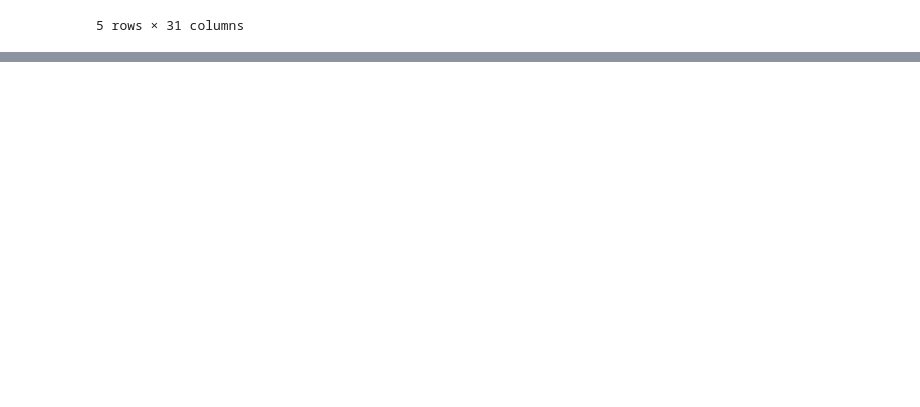
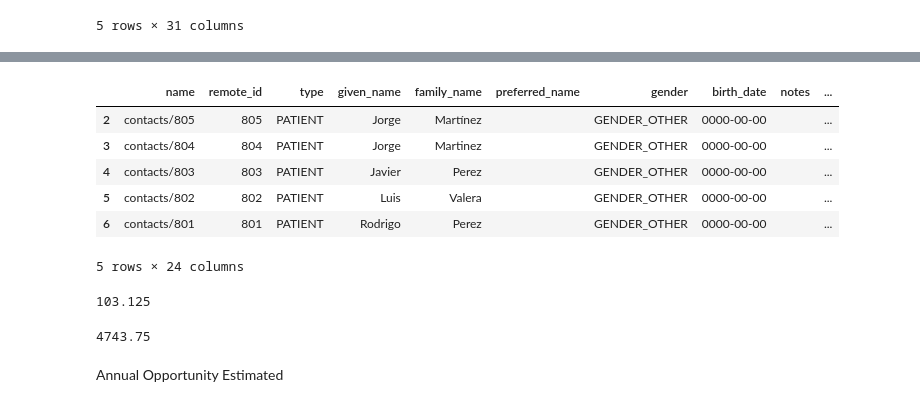
Before and after one commit to jorge210488/DentalRainMaker, a Jupyter notebook: dental_data_pipeline/data_api_connection.ipynb, the cells around one changed output, grey strips where cells are left out. Saved outputs shown, nothing was run; the diff lists cells and outputs as text; code cells hidden in the pictures; blank space fills up the shorter version.

```diff
--- a/dental_data_pipeline/data_api_connection.ipynb
+++ b/dental_data_pipeline/data_api_connection.ipynb
@@ -194,0 +347,29 @@ df_appointments.head()
+# %%
+# Filtrar pacientes no programados
+unscheduled_patients = df_contacts[~df_contacts['remote_id'].isin(df_appointments['contact.remote_id'])]
+
+# Producción promedio por visita de higiene
+average_hygiene_production = df_transactions[df_transactions['procedure_code'] == 'T6357']['amount'].mean()
+
+# Calcular Unscheduled Opportunity
+unscheduled_opportunity = len(unscheduled_patients) * average_hygiene_production
+# %%
+unscheduled_patients.head()
+# %% [output]
+|  | name | remote_id | type | given_name | family_name | preferred_name | gender | birth_date | notes | ... |
+| 2 | contacts/805 | 805 | PATIENT | Jorge | Martínez |  | GENDER_OTHER | 0000-00-00 |  | ... |
+| 3 | contacts/804 | 804 | PATIENT | Jorge | Martinez |  | GENDER_OTHER | 0000-00-00 |  | ... |
+| 4 | contacts/803 | 803 | PATIENT | Javier | Perez |  | GENDER_OTHER | 0000-00-00 |  | ... |
+| 5 | contacts/802 | 802 | PATIENT | Luis | Valera |  | GENDER_OTHER | 0000-00-00 |  | ... |
+| 6 | contacts/801 | 801 | PATIENT | Rodrigo | Perez |  | GENDER_OTHER | 0000-00-00 |  | ... |
+5 rows × 24 columns
+# %%
+average_hygiene_production
+# %% [output]
+103.125
+# %%
+unscheduled_opportunity
+# %% [output]
+4743.75
+# %% [markdown]
+Annual Opportunity Estimated
```
Also changed, not shown: parts of 33 cells of this notebook, 2 other files.
